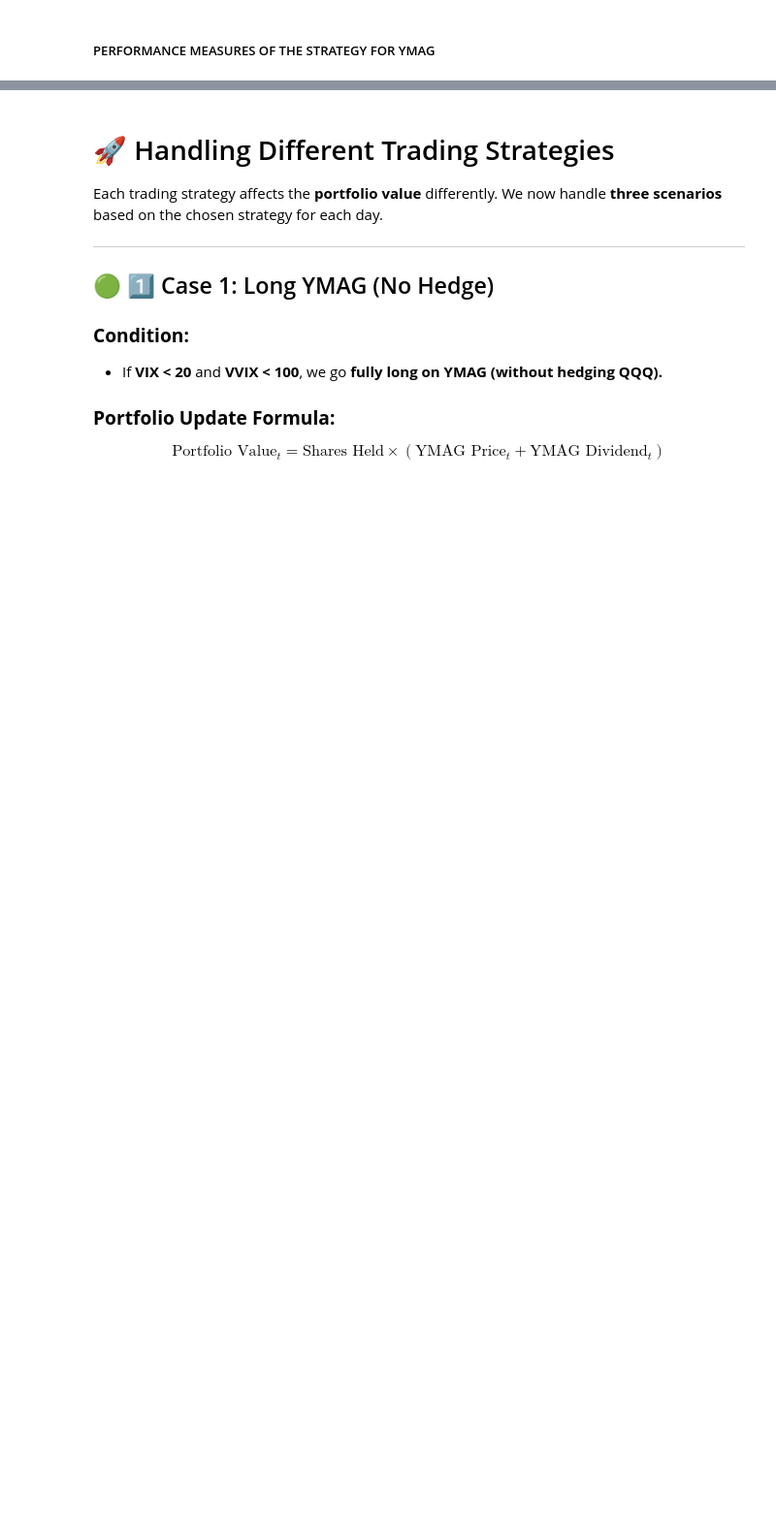
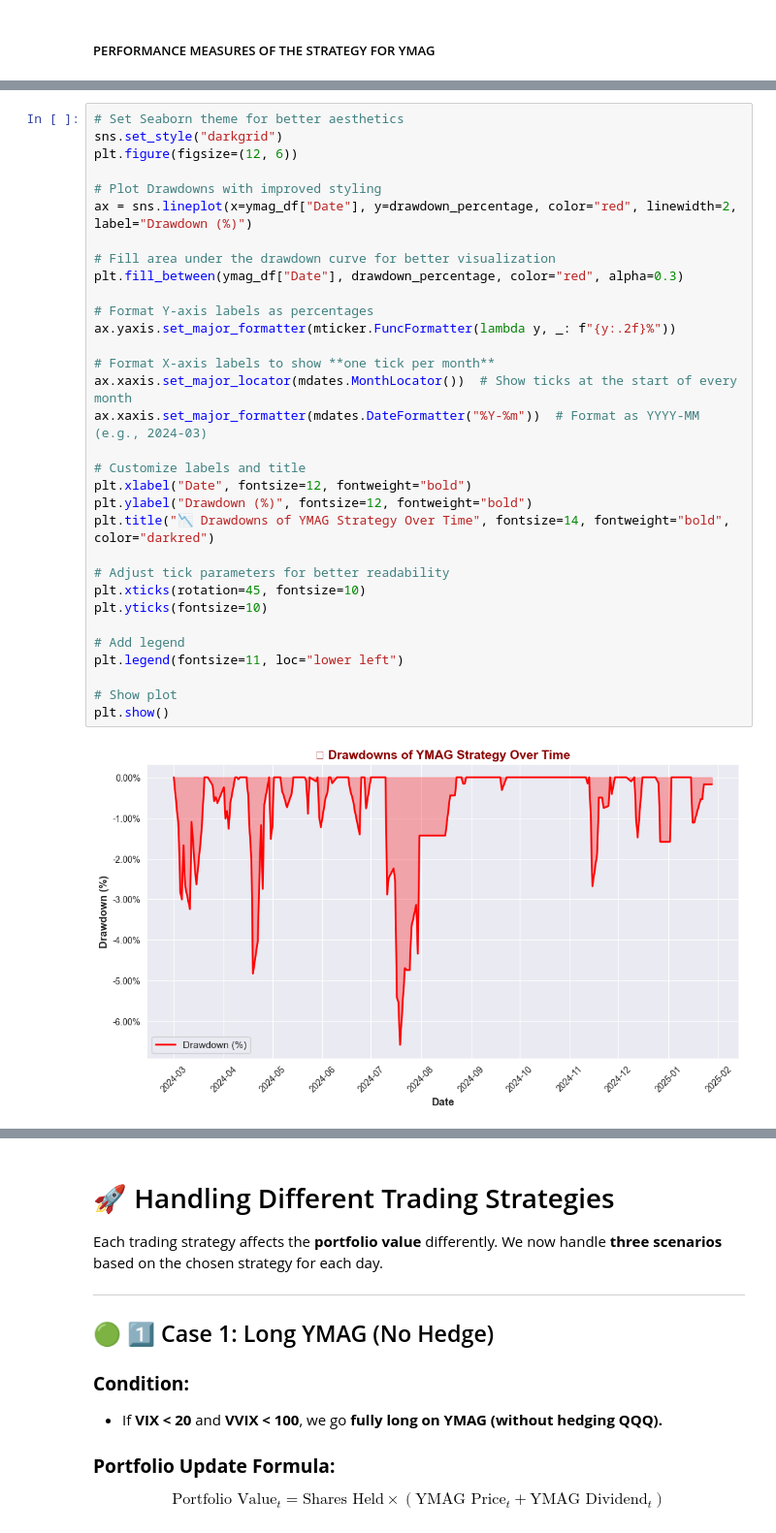
Before and after one commit to BensonMunene/Ratios-Strategy-App, a Jupyter notebook: Codes/Backtesting Code.ipynb, the cells around one changed output, grey strips where cells are left out. Shown at 97% size. Drawn from its saved outputs; the diff is of its cells as text; blank space fills up the shorter version.

```diff
--- a/Codes/Backtesting Code.ipynb
+++ b/Codes/Backtesting Code.ipynb
@@ -654,3 +674,37 @@ plt.show()
+# %%
+# Set Seaborn theme for better aesthetics
+sns.set_style("darkgrid")
+plt.figure(figsize=(12, 6))
+
+# Plot Drawdowns with improved styling
+ax = sns.lineplot(x=ymag_df["Date"], y=drawdown_percentage, color="red", linewidth=2, label="Drawdown (%)")
+
+# Fill area under the drawdown curve for better visualization
+plt.fill_between(ymag_df["Date"], drawdown_percentage, color="red", alpha=0.3)
+
+# Format Y-axis labels as percentages
+ax.yaxis.set_major_formatter(mticker.FuncFormatter(lambda y, _: f"{y:.2f}%"))
+
+# Format X-axis labels to show **one tick per month**
+ax.xaxis.set_major_locator(mdates.MonthLocator())  # Show ticks at the start of every month
+ax.xaxis.set_major_formatter(mdates.DateFormatter("%Y-%m"))  # Format as YYYY-MM (e.g., 2024-03)
+
+# Customize labels and title
+plt.xlabel("Date", fontsize=12, fontweight="bold")
+plt.ylabel("Drawdown (%)", fontsize=12, fontweight="bold")
+plt.title("📉 Drawdowns of YMAG Strategy Over Time", fontsize=14, fontweight="bold", color="darkred")
+
+# Adjust tick parameters for better readability
+plt.xticks(rotation=45, fontsize=10)
+plt.yticks(fontsize=10)
+
+# Add legend
+plt.legend(fontsize=11, loc="lower left")
+
+# Show plot
+plt.show()
+# %% [output]
+[figure, added]
 # %%
 #View the performance metrics DataFrame
 performance_df_ymag = performance_df
```
Also changed, not shown: parts of 9 cells of this notebook, 1 other file.
